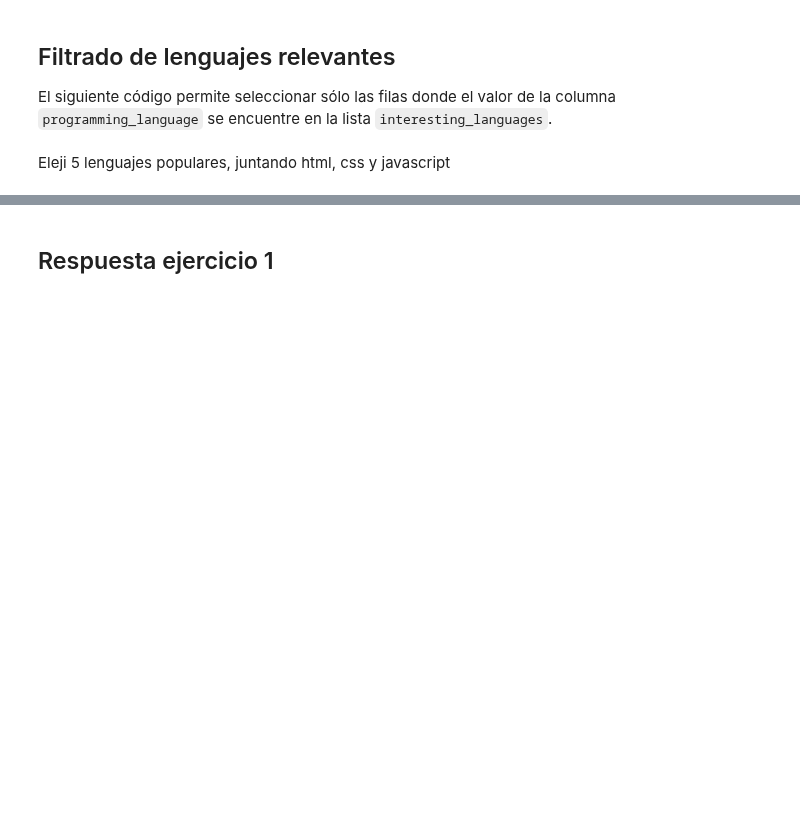
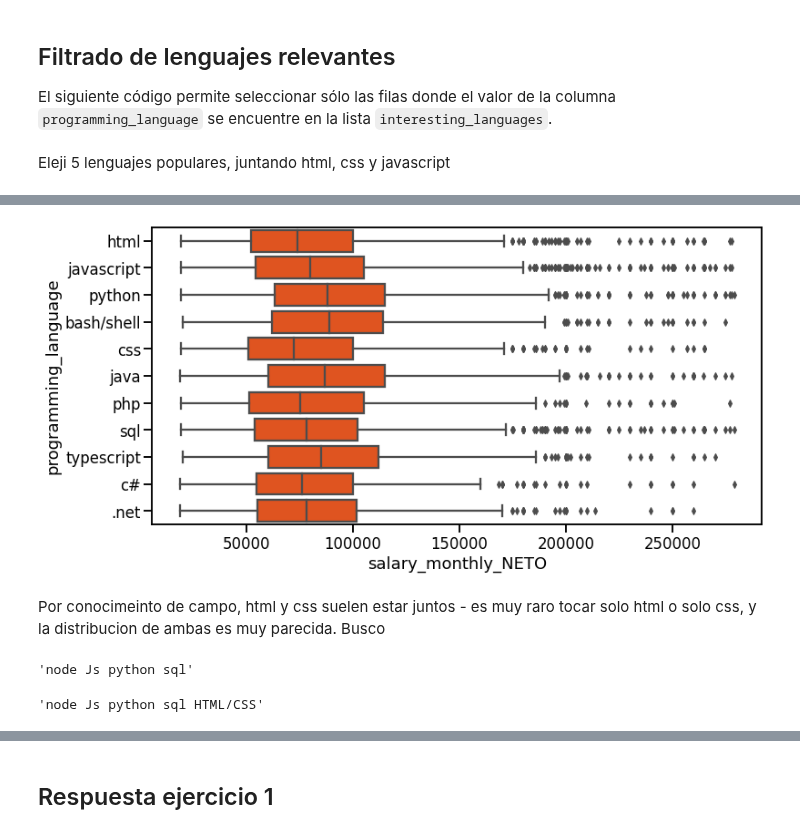
Before and after one commit to Natali-PP/diplodatos2021, a Jupyter notebook: AnalisiYVisualizacion/Entregable_Parte_1.ipynb, the cells around one changed output, grey strips where cells are left out. Drawn from its saved outputs; the diff is of its cells as text; code cells hidden in the pictures; blank space fills up the shorter version.

```diff
--- a/AnalisiYVisualizacion/Entregable_Parte_1.ipynb
+++ b/AnalisiYVisualizacion/Entregable_Parte_1.ipynb
@@ -152,0 +205,37 @@ len(filtered_df_lang), len(filtered_df_lang[ (filter_of_null_values) & (filter_q
+# %%
+plt.figure(figsize=(12, 6))
+seaborn.boxplot(data=df_filtered, x='salary_monthly_NETO', y='programming_language',
+                color='orangered')
+plt.ticklabel_format(style='plain', axis='x')
+# %% [output]
+[figure, added]
+# %% [markdown]
+Por conocimeinto de campo, html y css suelen estar juntos - es muy raro tocar solo html o solo css, y la distribucion de ambas es muy parecida. Busco
+# %%
+html_css_filter_list=["html", "css", "HTML", "CSS", "Html", "Css"]
+example_lang_test="node, Js, css, python, sql"
+#eliminar de una cadena un elemento de un array
+
+def delete_from_lang_string( lang_string, filters_list):
+  l2 = [x.strip() for x in lang_string.split(",")]
+  l3=[x for x in l2 if x not in filters_list]
+  return ' '.join(l3)
+
+delete_from_lang_string(example_lang_test, html_css_filter_list)
+# %% [output]
+'node Js python sql'
+# %%
+# funcion que, dado un string y un array, devuelve el string filtrado,
+# eliminando los elementos que estan incluidos en el array
+
+def filtered_lang_html_or_css(string_of_lang, list_filters):
+  if any (x in string_of_lang for x in list_filters):
+    array_of_lang_from_string = [x.strip() for x in string_of_lang.split(",")]
+    filtered_array_from_array_of_lang = [x for x in array_of_lang_from_string if x not in list_filters]
+    string_of_lang=' '.join(filtered_array_from_array_of_lang)+" HTML/CSS"
+
+  return string_of_lang
+
+filtered_lang_html_or_css(example_lang_test, html_css_filter_list)
+# %% [output]
+'node Js python sql HTML/CSS'
```
Also changed, not shown: parts of 9 cells of this notebook.
